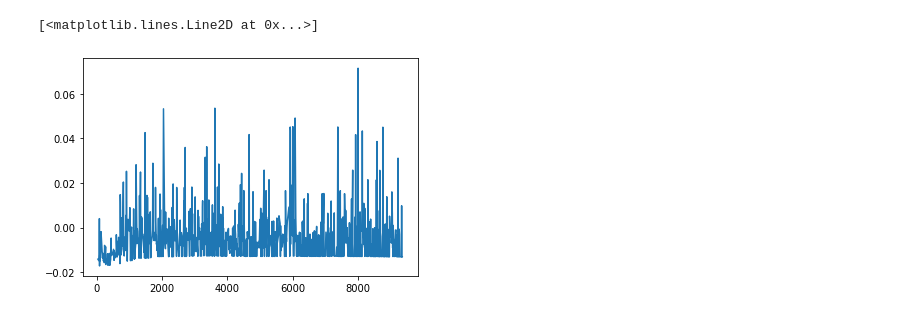
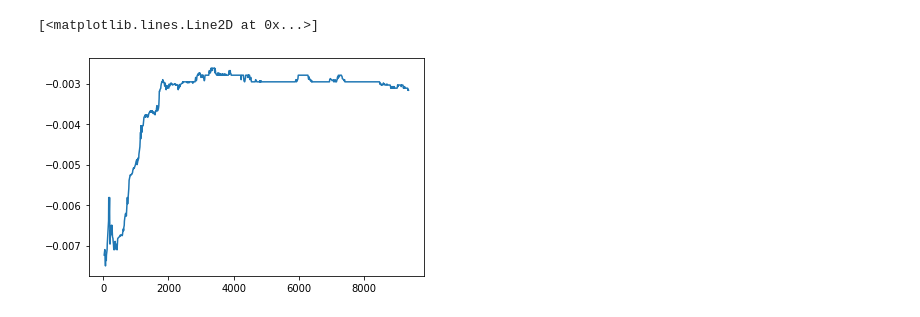
Before and after one commit to jsyx1994/microrts, a Jupyter notebook: plot.ipynb, the cells around one changed output. Cells and saved outputs as stored; diff of their text form; code cells hidden in the pictures.

```diff
--- a/plot.ipynb
+++ b/plot.ipynb
@@ -16,7 +16,8 @@ def med(data):
     return median
 # %%
 # ylim(y.min()-.01,y.max())
+y = med(y)
 plot(x,y)
 # %% [output]
 [<matplotlib.lines.Line2D at 0x...>]
-[figure, old version]
+[figure, new version]
```
Also changed, not shown: 6 other files.
